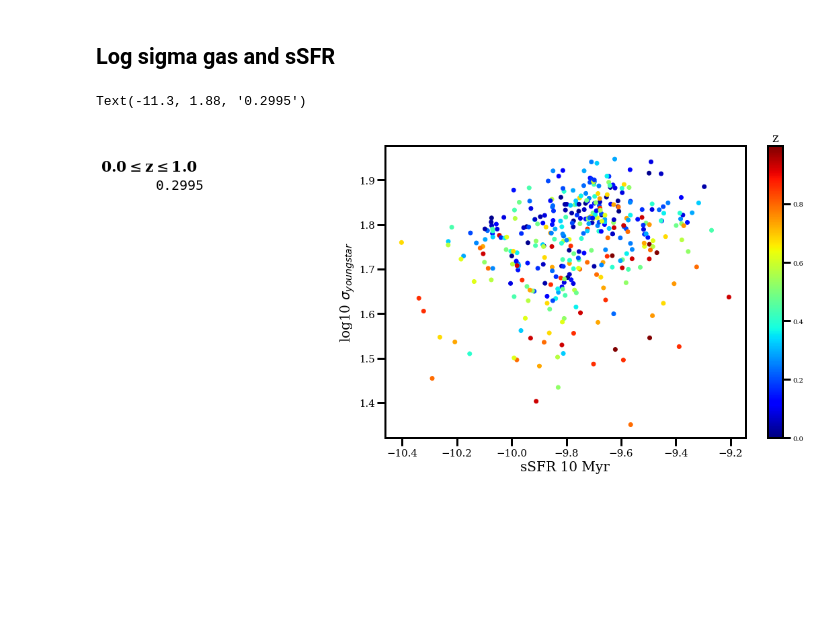
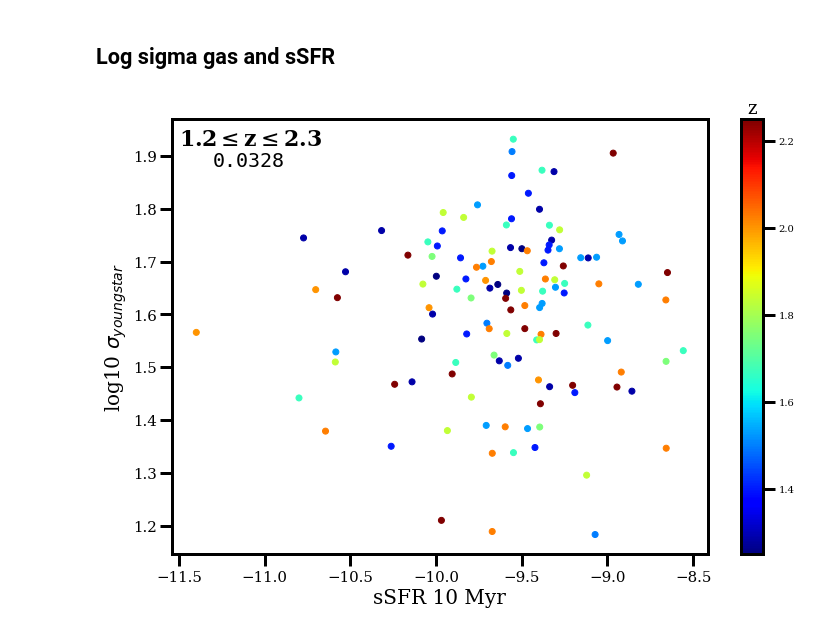
Before and after one commit to JosephWick/H1-merian, a Jupyter notebook: notebooks/BreathingPlots.ipynb, the cells around one changed output. Cells and saved outputs as stored; diff of their text form; code cells hidden in the pictures; blank space fills up the shorter version.

```diff
--- a/notebooks/BreathingPlots.ipynb
+++ b/notebooks/BreathingPlots.ipynb
@@ -614,8 +614,8 @@ plt.savefig('../figures/breathingModes/threePanel_ssfr100_Rhm/r'+str(gal)+'.png'
 # %% [markdown]
 ## Log sigma gas and sSFR
 # %%
-zmin = 0.0
-zmax = 1.0
+zmin = 1.2
+zmax = 2.3
 
 ssfrmin = -12
 ssfrmax = -8
@@ -633,7 +633,7 @@ for idx,gal in enumerate(cdmgals):
 
     data = pd.read_csv(datapath+'r'+str(gal)+'_qtys.txt')
 
-    x = data['sSFR_100'][data['z'] <= zmax].to_numpy()
+    x = data['sSFR_10'][data['z'] <= zmax].to_numpy()
     y = data['sigma_youngstar_m'][data['z'] <= zmax].to_numpy()
     c = data['z'][data['z'] <= zmax].to_numpy()
 
@@ -643,34 +643,33 @@ for idx,gal in enumerate(cdmgals):
 
     c = c[x>=ssfrmin]
     y = y[x>=ssfrmin]
     x = x[x>=ssfrmin]
 
     c = c[x<=ssfrmax]
     y = y[x<=ssfrmax]
     x = x[x<=ssfrmax]
 
     for i,_ in enumerate(x):
         ssfr.append(x[i])
         sigGas.append(y[i])
         zall.append(c[i])
 
 rs = ss.spearmanr(ssfr,np.log10(sigGas))[0]
 
 # scatter
 plt.scatter(ssfr, np.log10(sigGas), c=zall, cmap='jet')
 
 plt.xlabel('sSFR 10 Myr', fontsize=20)
 plt.ylabel(r'log10 $\sigma_{youngstar}$', fontsize=20)
 
 #plt.xlim([-11,-7.5])
 
 clb = plt.colorbar()
 clb.ax.set_title('z', fontsize=18)
 
-plt.text(x=-11.5, y=1.92, s=str(zmin)+r'$\leq$z$\leq$'+str(zmax), fontsize=22, weight='bold')
+plt.text(x=-11.50, y=1.92, s=str(zmin)+r'$\leq$z$\leq$'+str(zmax), fontsize=22, weight='bold')
 plt.text(x=-11.30, y=1.88, s=str(rs)[:6], fontsize=20, fontfamily='monospace')
 
-#plt.savefig('../figures/breathingModes/ssfr10_SigGas/m_z1.2-2.3.png')
+#plt.savefig('../figures/breathingModes/ssfr10_SigGas/m_z1.0-1.3.png')
 # %% [output]
-Text(-11.3, 1.88, '0.2995')
-[figure, old version]
+[figure, new version]
```
Also changed, not shown: 2 other files.
